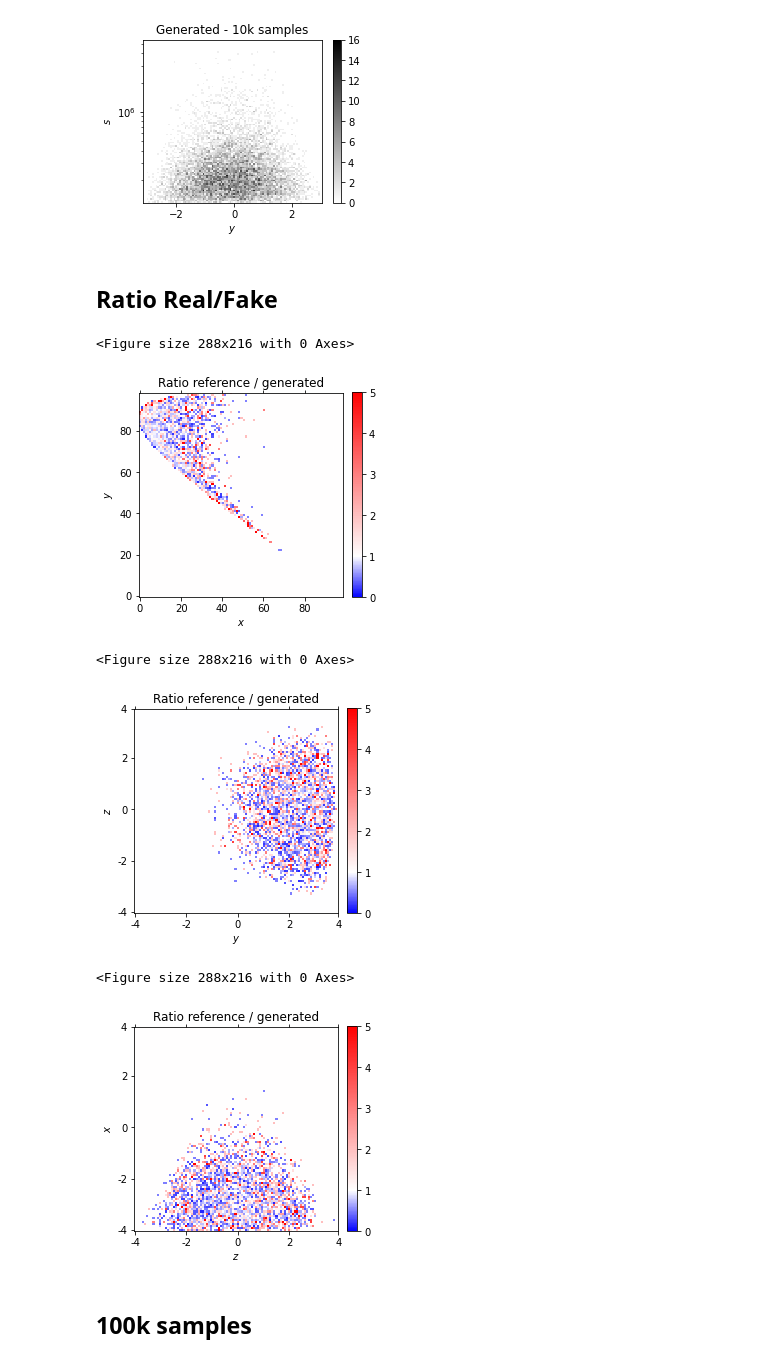
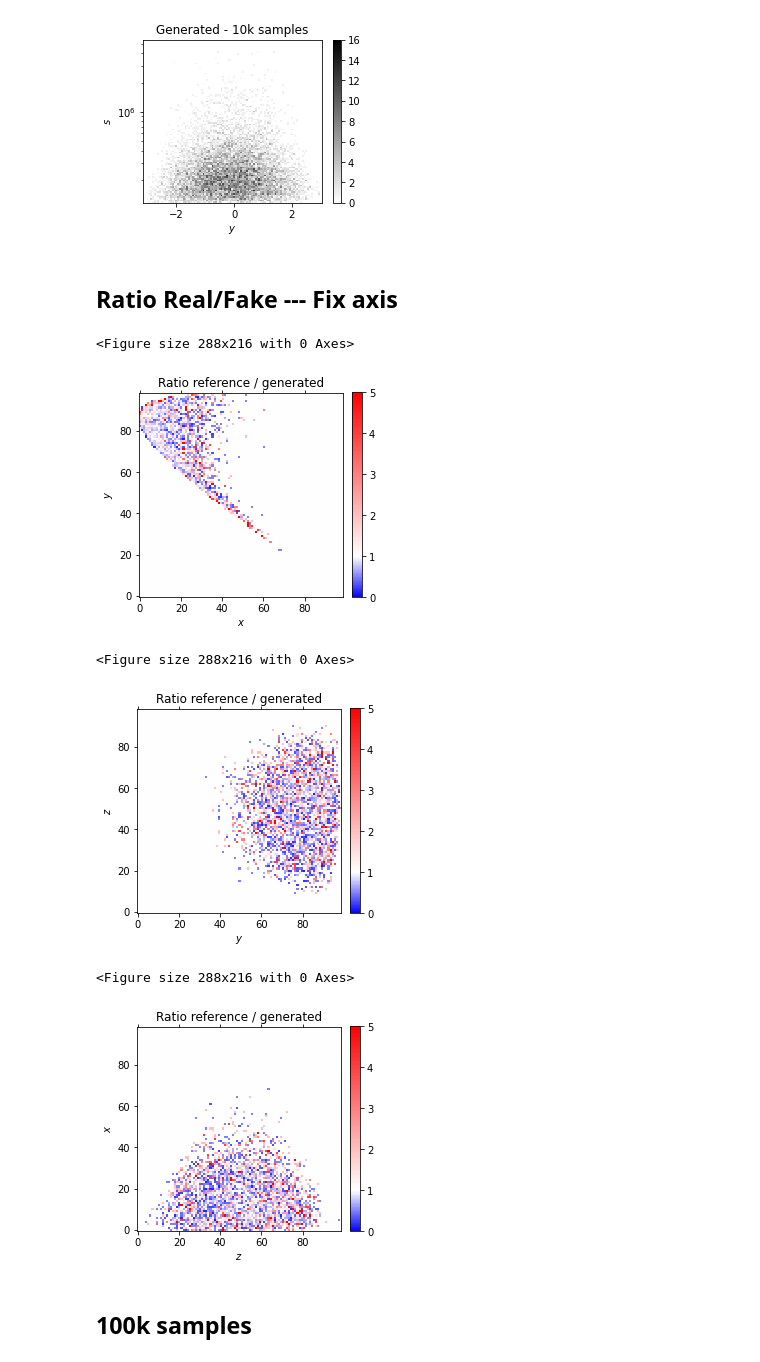
Before and after one commit to QTI-TH/style-qgan, a Jupyter notebook: classical-quantum-gan/results/plots_notebook/plots.ipynb, the cells around one changed output. Saved outputs shown, nothing was run; the diff lists cells and outputs as text; code cells hidden in the pictures.

```diff
--- a/classical-quantum-gan/results/plots_notebook/plots.ipynb
+++ b/classical-quantum-gan/results/plots_notebook/plots.ipynb
@@ -614,7 +615,7 @@ plt.savefig(f"y-s_FAKE_10k.pdf", bbox_inches='tight')
 [figure]
 [figure]
 # %% [markdown]
-## Ratio Real/Fake
+## Ratio Real/Fake --- Fix axis
 # %%
 ratio = [0]*9801
 H_real, xedges, yedges = np.histogram2d(x_real1, -1*x_real2, [np.logspace(np.log10(min(x_real1)),np.log10(max(x_real1)),bins),-1*np.logspace(np.log10(max(x_real2)),np.log10(min(x_real2)),bins)])
@@ -643,10 +644,6 @@ plt.ylabel('$y$')
 plt.xlabel('$x$')
 plt.gca().invert_yaxis()
 plt.tick_params(labeltop=False, labelbottom=True)
-#plt.yticks([0,25,50,75,99], [-1*np.logspace(np.log10(max(x_real2)),np.log10(min(x_real2)),4)])
-#plt.xticks([0,25,50,75,99], [-4, -2, 0, 2, 4])
-#plt.xscale('log')
-#plt.yscale('symlog')
 plt.colorbar(fraction=0.046, pad=0.04)
 plt.savefig(f"s-t_RATIO_10k.pdf", bbox_inches='tight')
 
@@ -676,45 +673,41 @@ plt.xlabel('$y$')
 plt.gca().invert_yaxis()
 plt.tick_params(labeltop=False, labelbottom=True)
 plt.colorbar(fraction=0.046, pad=0.04)
-plt.yticks([0,25,50,75,99], [-4, -2, 0, 2, 4])
-plt.xticks([0,25,50,75,99], [-4, -2, 0, 2, 4])
 plt.savefig(f"t-y_RATIO_10k.pdf", bbox_inches='tight')
 
 ratio = [0]*9801
 H_real, xedges, yedges = np.histogram2d(x_real3, x_real1, [np.linspace(min(x_real3),max(x_real3),bins),np.logspace(np.log10(min(x_real1)),np.log10(max(x_real1)),bins)])
 H_fake, xedges, yedges = np.histogram2d(x_fake3, x_fake1, [np.linspace(min(x_real3),max(x_real3),bins),np.logspace(np.log10(min(x_real1)),np.log10(max(x_real1)),bins)])
 H_real = np.array(H_real).reshape(9801,)
 H_fake = np.array(H_fake).reshape(9801,)
 for i in range(len(ratio)):
     if H_fake[i] == 0:
         ratio[i] = 1
     elif H_real[i] == 0:
         ratio[i] = 1
     else:
         ratio[i] = H_real[i]/H_fake[i]
 
 elev_min=float(max(ratio))
 elev_max=float(min(ratio))
 mid_val=1
 
 plt.figure(figsize=(4,3))
 plt.matshow(np.array(ratio).reshape(99, 99).T, cmap='bwr', norm=divnorm)
 plt.title('Ratio reference / generated')
 plt.ylabel('$x$')
 plt.xlabel('$z$')
 plt.gca().invert_yaxis()
 plt.tick_params(labeltop=False, labelbottom=True)
 plt.colorbar(fraction=0.046, pad=0.04)
-plt.yticks([0,25,50,75,99], [-4, -2, 0, 2, 4])
-plt.xticks([0,25,50,75,99], [-4, -2, 0, 2, 4])
 plt.savefig(f"y-s_RATIO_10k.pdf", bbox_inches='tight')
 # %% [output]
 <Figure size 288x216 with 0 Axes>
 [figure]
 <Figure size 288x216 with 0 Axes>
-[figure, old version]
+[figure, new version]
 <Figure size 288x216 with 0 Axes>
-[figure, old version]
+[figure, new version]
 # %% [markdown]
 ## 100k samples
 # %%
```
Also changed, not shown: parts of 5 cells of this notebook, 51 other files.
